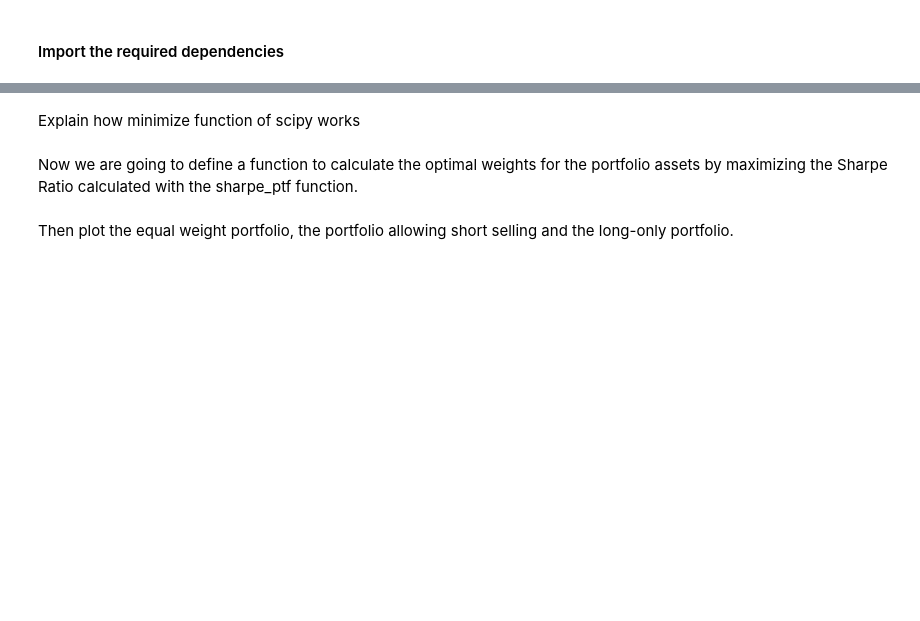
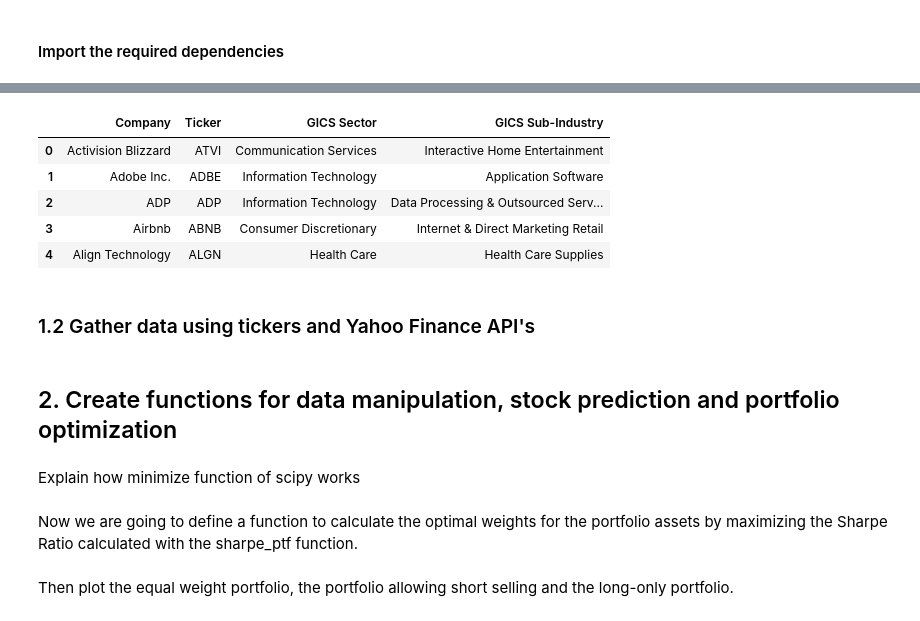
Before and after one commit to tommasograndi/StockPredDashboard, a Jupyter notebook: Report.ipynb, the cells around one changed output, grey strips where cells are left out. Cells and saved outputs as stored; diff of their text form; code cells hidden in the pictures; blank space fills up the shorter version.

```diff
--- a/Report.ipynb
+++ b/Report.ipynb
@@ -8,0 +46,9 @@ import matplotlib.pyplot as plt
+# %%
+NASDAQ.head()
+# %% [output]
+|  | Company | Ticker | GICS Sector | GICS Sub-Industry |
+| 0 | Activision Blizzard | ATVI | Communication Services | Interactive Home Entertainment |
+| 1 | Adobe Inc. | ADBE | Information Technology | Application Software |
+| 2 | ADP | ADP | Information Technology | Data Processing & Outsourced Serv... |
+| 3 | Airbnb | ABNB | Consumer Discretionary | Internet & Direct Marketing Retail |
+| 4 | Align Technology | ALGN | Health Care | Health Care Supplies |
@@ -9,3 +58,7 @@ import matplotlib.pyplot as plt
+# %% [markdown]
+### 1.2 Gather data using tickers and Yahoo Finance API's
+# %% [markdown]
+## 2. Create functions for data manipulation, stock prediction and portfolio optimization
 # %%
 #Create a function to minimize, to find the portfolio with the highest sharpe Ratio, the highest risk-adjusted return
 
```
Also changed, not shown: parts of 12 cells of this notebook, 2 other files.
